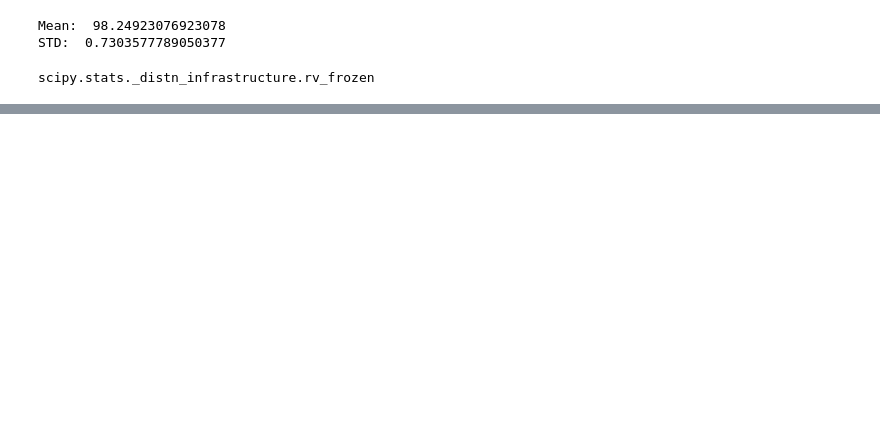
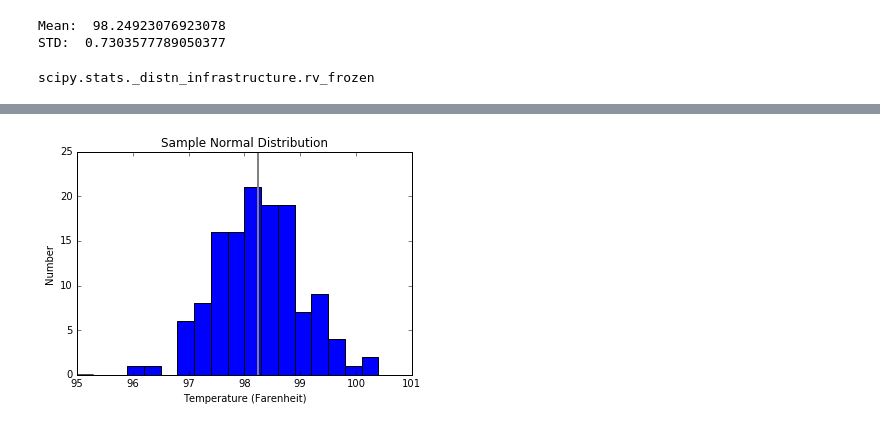
Before and after one commit to Spiracular/Notebooks, a Jupyter notebook: statistics project 1/sliderule_dsi_inferential_statistics_exercise_1.ipynb, the cells around one changed output, grey strips where cells are left out. Cells and saved outputs as stored; diff of their text form; code cells hidden in the pictures; blank space fills up the shorter version.

```diff
--- a/statistics project 1/sliderule_dsi_inferential_statistics_exercise_1.ipynb
+++ b/statistics project 1/sliderule_dsi_inferential_statistics_exercise_1.ipynb
@@ -81,0 +100,12 @@ scipy.stats._distn_infrastructure.rv_frozen
+# %%
+#Generated Normal Dist Histogram
+NormSamp = AllTempNorm.rvs(size=130)
+plt.hist(NormSamp, bins=20, range = [95,101])
+plt.axvline(NormSamp.mean(), linewidth=2, color='gray')
+plt.title('Sample Normal Distribution')
+plt.xlabel('Temperature (Farenheit)')
+plt.ylabel('Number')
+plt.show()
+#When I run this multiple times, the outputs are pretty variable in appearance.
+# %% [output]
+[figure, added]
```
Also changed, not shown: parts of 9 cells of this notebook, 1 other file.
